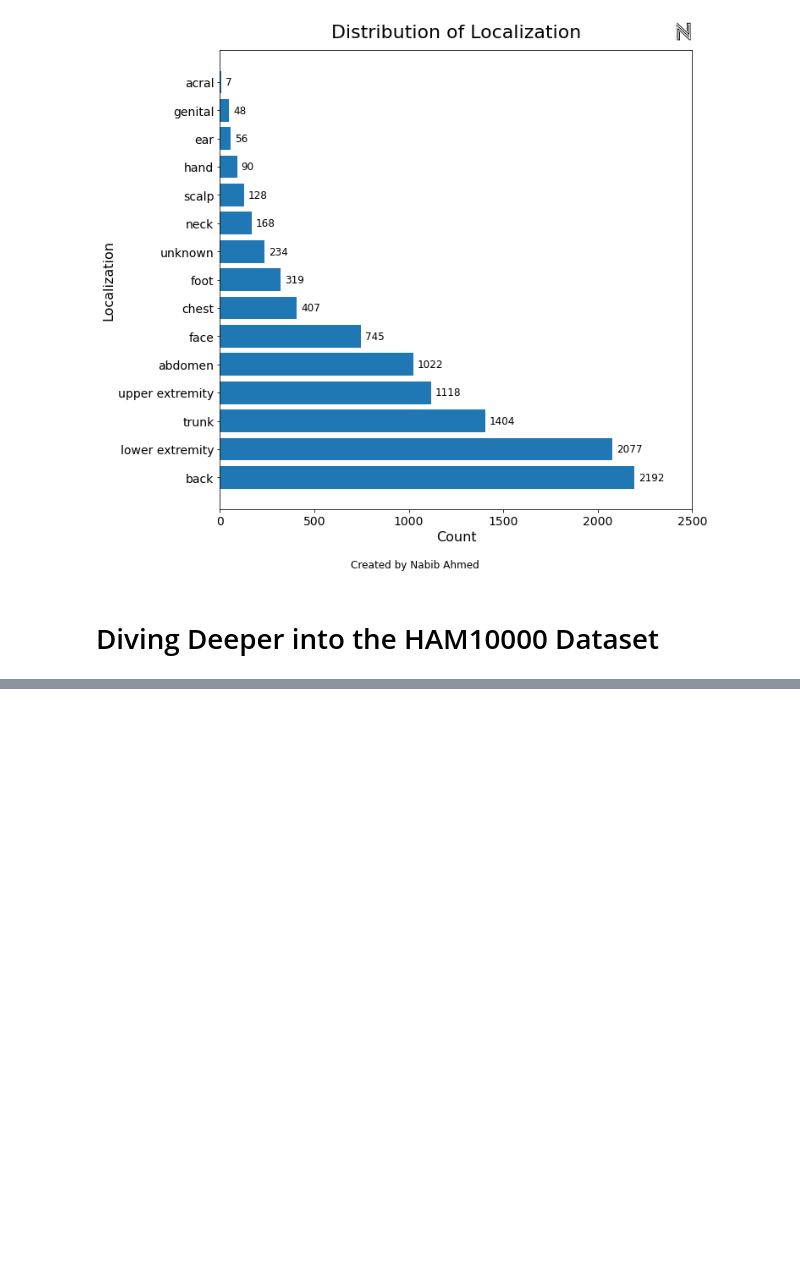
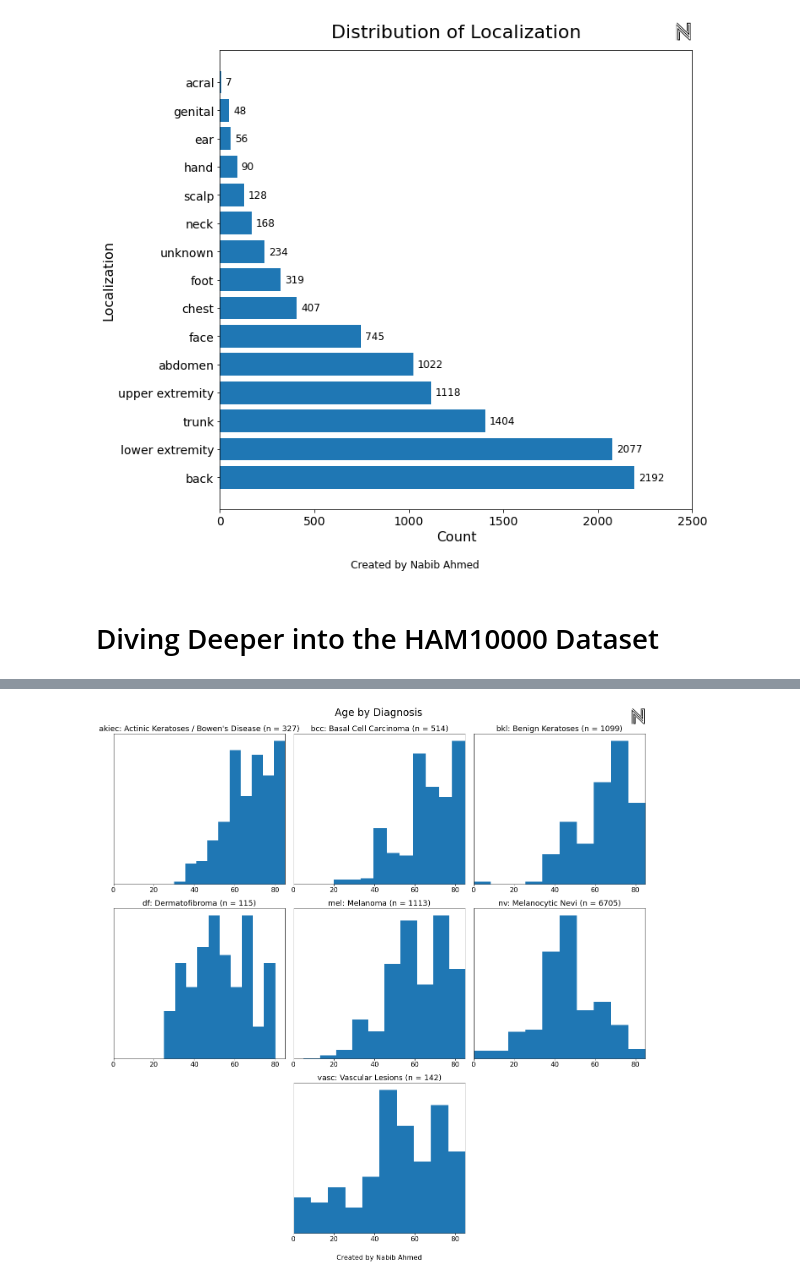
Before and after one commit to nahmed3536/HAM10000, a Jupyter notebook: articles/HAM10000.ipynb, the cells around one changed output, grey strips where cells are left out. Saved outputs shown, nothing was run; the diff lists cells and outputs as text; code cells hidden in the pictures; blank space fills up the shorter version.

```diff
--- a/articles/HAM10000.ipynb
+++ b/articles/HAM10000.ipynb
@@ -587,0 +694,77 @@ localization_distribution(save = True)
+# %%
+def age_by_diagnosis(metadata_df = metadata_df, save: bool = False) -> None:
+    # make a copy of the df
+    df = metadata_df.copy()
+
+    # diagnosis to code
+    CODE_TO_FULL = {
+        'akiec': "Actinic Keratoses / Bowen's Disease",
+        'bcc': "Basal Cell Carcinoma",
+        'bkl': "Benign Keratoses",
+        'df': "Dermatofibroma",
+        'mel': "Melanoma",
+        'nv': "Melanocytic Nevi",
+        'vasc': "Vascular Lesions"
+    }
+
+    # diagnosis to index
+    CODE_TO_POS = {
+        'akiec': (0, 0),
+        'bcc': (0, 1),
+        'bkl': (0, 2),
+        'df': (1, 0),
+        'mel': (1, 1),
+        'nv': (1, 2),
+        'vasc': (2, 1)
+    }
+
+    fig, axs = plt.subplots(3, 3, figsize=(18,18))
+    for dx, dx_full in CODE_TO_FULL.items():
+        # get split of dataframe
+        df_dx = df[df["dx"] == dx]
+
+        # get the data
+        d = df_dx["age"]
+
+        # get the pos
+        P = CODE_TO_POS[dx]
+
+        # make a plot
+        axs[P].hist(d)
+
+        # add title
+        axs[P].set_title(f'{dx}: {CODE_TO_FULL[dx]} (n = {len(df_dx)})', fontsize=18)
+
+        # set tick marks
+        axs[P].get_yaxis().set_visible(False)
+
+        # set ytick fontsize
+        axs[P].xaxis.set_tick_params(labelsize=16)
+
+        # set the ylim
+        axs[P].set_xlim(0, 85)
+
+    # turn off other subplot
+    axs[2, 0].axis('off')
+    axs[2, 2].axis('off')
+
+    # add title
+    fig.suptitle('Age by Diagnosis', y = 0.99, fontsize = 24)
+    fig.tight_layout(pad=1.5)
+
+    # add Created by Nabib Ahmed
+    fig.text(0.423, -0.02, "Created by Nabib Ahmed", fontsize=16)
+
+    # add logo
+    logo = fig.add_axes([.96, .96, .03, .03], anchor='NE', zorder=2)
+    logo.imshow(LOGO)
+    logo.axis('off')
+
+    # save figure
+    name = "age_by_diagnosis"
+    if save:
+        plt.savefig(f"{os.path.join(base_dir, 'output', name)}.png", dpi=300, bbox_inches = "tight")
+
+age_by_diagnosis(save = True)
+# %% [output]
+[figure, added]
```
Also changed, not shown: parts of 22 cells of this notebook.
